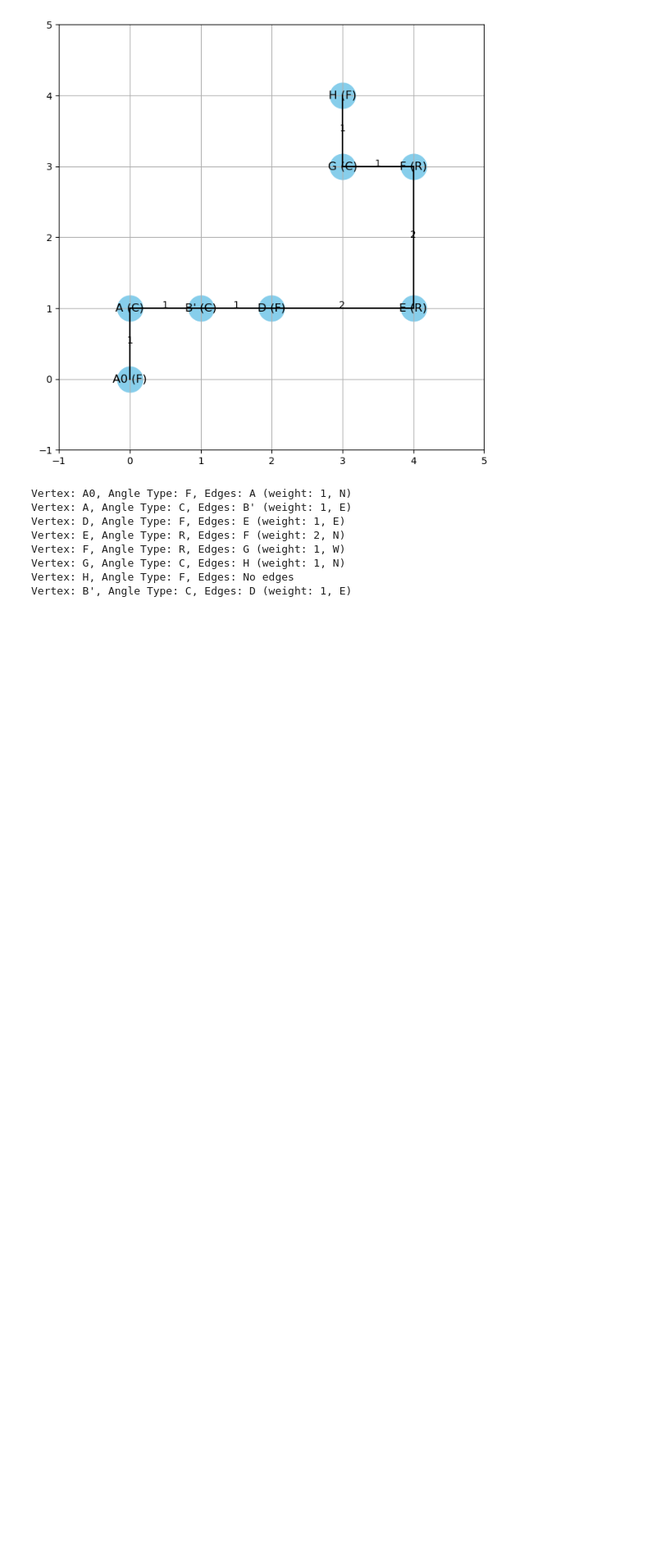
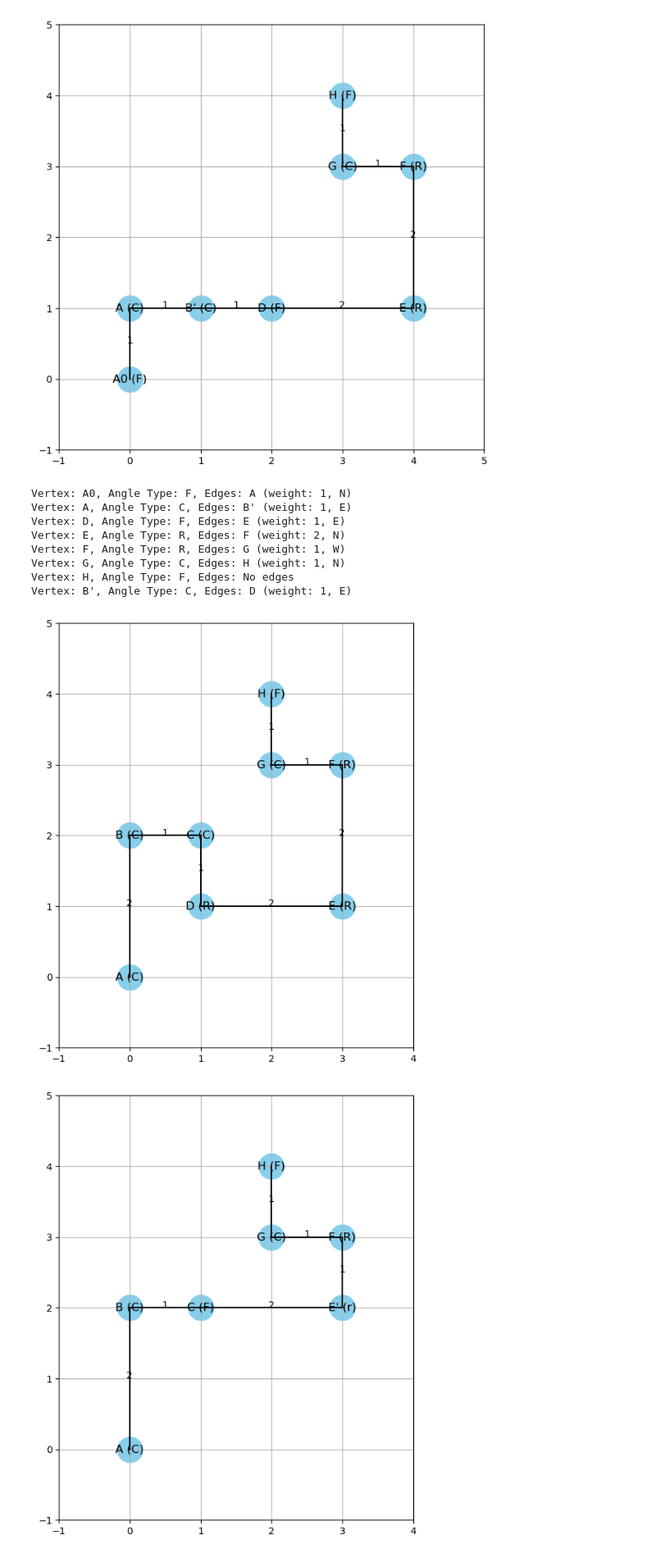
Before and after one commit to KislayTandon22/Graph-Orthogonal-Visualization, a Jupyter notebook: Graph Visualizer/drawing.ipynb, the cells around one changed output. Shown: that part at 82% size. Cells and saved outputs as stored; diff of their text form; code cells hidden in the pictures; blank space fills up the shorter version.

Commit message:
Reduction 7 is implemented

```diff
--- a/Graph Visualizer/drawing.ipynb
+++ b/Graph Visualizer/drawing.ipynb
@@ -1123,3 +1123,78 @@ Vertex: F, Angle Type: R, Edges: G (weight: 1, W)
 Vertex: G, Angle Type: C, Edges: H (weight: 1, N)
 Vertex: H, Angle Type: F, Edges: No edges
 Vertex: B', Angle Type: C, Edges: D (weight: 1, E)
+# %%
+def find_paths_with_crrr(graph):
+    def dfs(current_vertex, path):
+        if len(path) == 7:
+            if (len(path) == 7 and
+                graph.vertices[path[2]].angle_type == 'C' and
+                graph.vertices[path[3]].angle_type == 'R' and
+                graph.vertices[path[4]].angle_type == 'R' and
+                graph.vertices[path[5]].angle_type == 'R'):
+                paths.append(path[:])
+            return
+
+        if current_vertex in graph.vertices:
+            for neighbor in graph.vertices[current_vertex].edges:
+                path.append(neighbor)
+                dfs(neighbor, path)
+                path.pop()
+
+    paths = []
+    for vertex in graph.vertices:
+        dfs(vertex, [vertex])
+    return paths
+
+def reduction_7(graph):
+    paths = find_paths_with_crrr(graph)
+
+    for path in paths:
+        if (all(graph.vertices[path[i]].edges.get(path[i + 1]) is not None for i in range(len(path) - 1)) and
+            graph.vertices[path[2]].angle_type == 'C' and
+            graph.vertices[path[3]].angle_type == 'R' and
+            graph.vertices[path[4]].angle_type == 'R' and
+            graph.vertices[path[5]].angle_type == 'R'):
+
+            direction_u3_u4 = graph.get_edge(path[3], path[4]).direction
+            weight_u3_u4 = graph.get_edge(path[3], path[4]).weight
+            direction_u4_u5 = graph.get_edge(path[4], path[5]).direction
+            weight_u4_u5 = graph.get_edge(path[4], path[5]).weight
+            weight_u2_u3 = graph.get_edge(path[2], path[3]).weight
+
+            graph.vertices[path[2]].angle_type = 'F'
+
+            graph.remove_vertex(path[3])
+            graph.remove_vertex(path[4])
+            new_label = path[4] + "'"
+            graph.add_vertex(new_label, 'r')
+            graph.add_edge(new_label, path[5], max(1, weight_u4_u5 - weight_u2_u3), direction_u4_u5)
+            graph.add_edge(path[2], new_label, weight_u3_u4, direction_u3_u4)
+            graph.get_edge(path[0], path[1]).weight = max(weight_u2_u3, graph.get_edge(path[0], path[1]).weight)
+
+wg = WeightedGraph()
+
+wg.add_vertex('A', 'C')
+wg.add_vertex('B', 'C')
+wg.add_vertex('C', 'C')
+wg.add_vertex('D', 'R')
+wg.add_vertex('E', 'R')
+wg.add_vertex('F', 'R')
+wg.add_vertex('G', 'C')
+wg.add_vertex('H', 'F')
+
+wg.add_edge('A', 'B', 2, 'N')
+wg.add_edge('B', 'C', 1, 'E')
+wg.add_edge('C', 'D', 1, 'S')
+wg.add_edge('D', 'E', 2, 'E')
+wg.add_edge('E', 'F', 2, 'N')
+wg.add_edge('F', 'G', 1, 'W')
+wg.add_edge('G', 'H', 1, 'N')
+
+
+wg.draw_graph()
+reduction_7(wg)
+wg.draw_graph()
+# %% [output]
+[figure, added]
+[figure, added]
```
